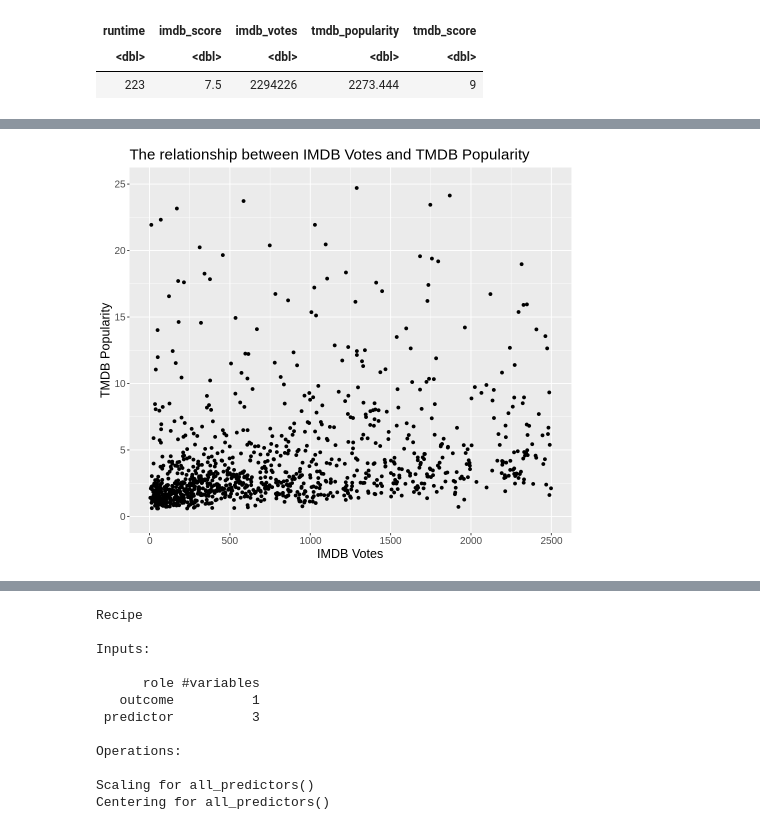
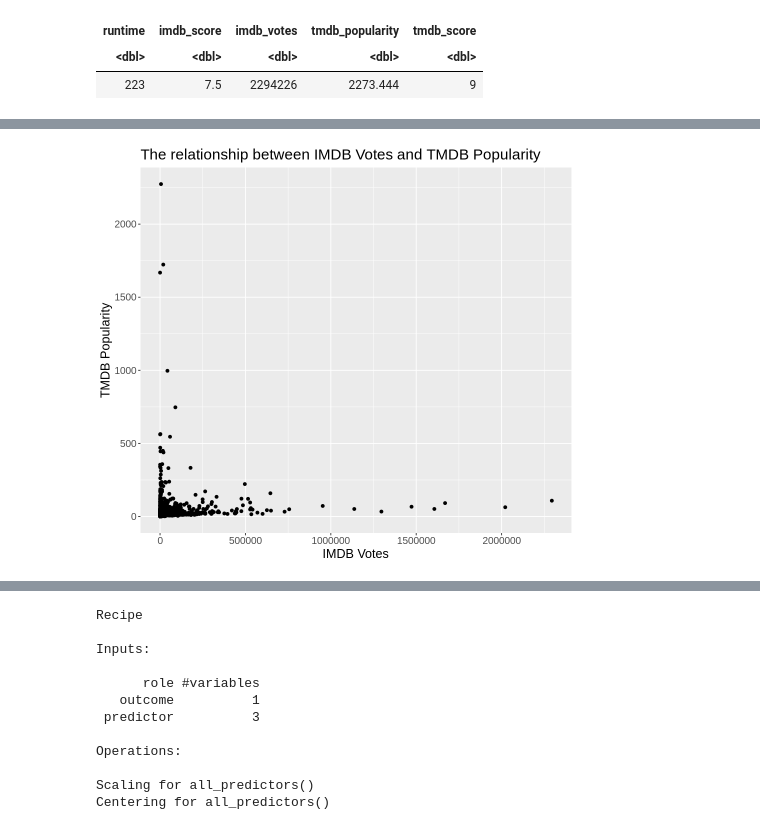
Before and after one commit to sm020402/dsci-100-2022w1-group-98, a Jupyter notebook: project_proposal/report.ipynb, the cells around one changed output, grey strips where cells are left out. Cells and saved outputs as stored; diff of their text form; code cells hidden in the pictures.

```diff
--- a/project_proposal/report.ipynb
+++ b/project_proposal/report.ipynb
@@ -112,10 +108,8 @@ options(repr.plot.width = 8, repr.plot.height = 7)
 ivotes_plot <- titles_training %>%
     ggplot(aes(x = imdb_votes, y = tmdb_popularity)) +
     geom_point() +
-    labs(x = "IMDB Votes", y ="TMDB Popularity") +
+    labs(x ="IMDB Votes", y ="TMDB Popularity") +
     ggtitle("The relationship between IMDB Votes and TMDB Popularity")+
-    ylim(0,25)+
-    xlim(0,2500)+
     theme(text = element_text(size = 15))
 
 ivotes_plot
@@ -125,4 +117,4 @@ Warning message:
-[figure, old version]
+[figure, new version]
 # %%
 options(repr.plot.width = 8, repr.plot.height = 6)
 tscore_plot <- titles_training %>%
```
Also changed, not shown: parts of 9 cells of this notebook.
